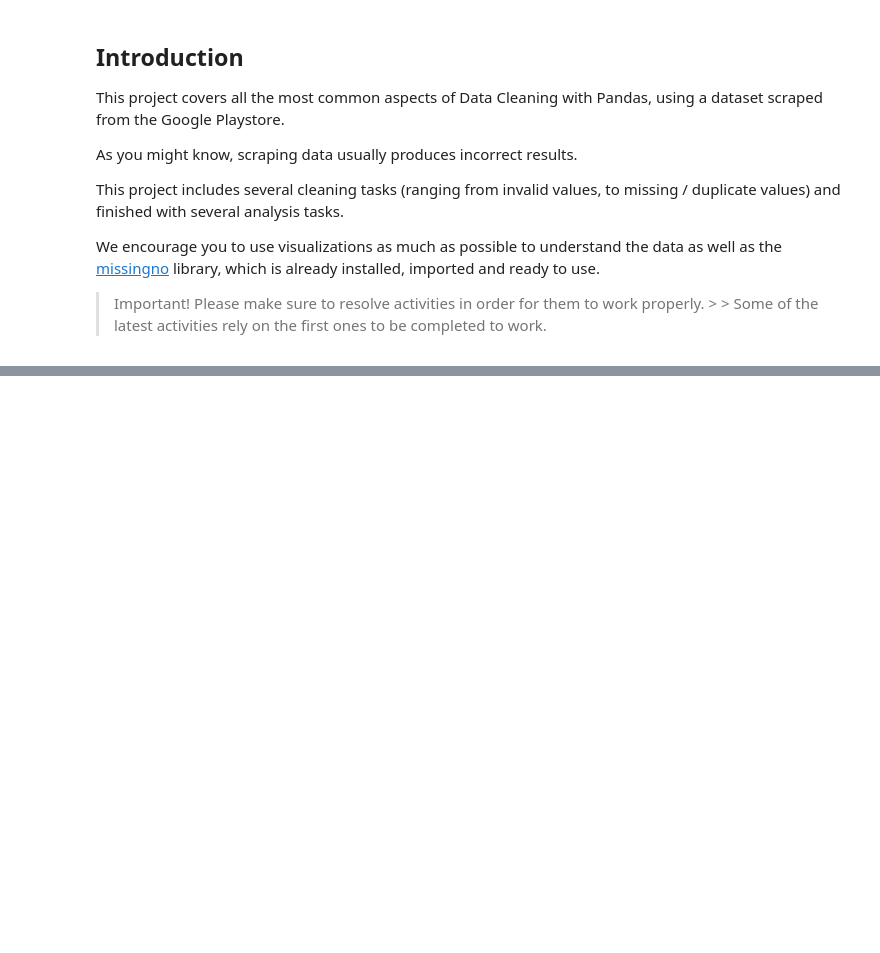
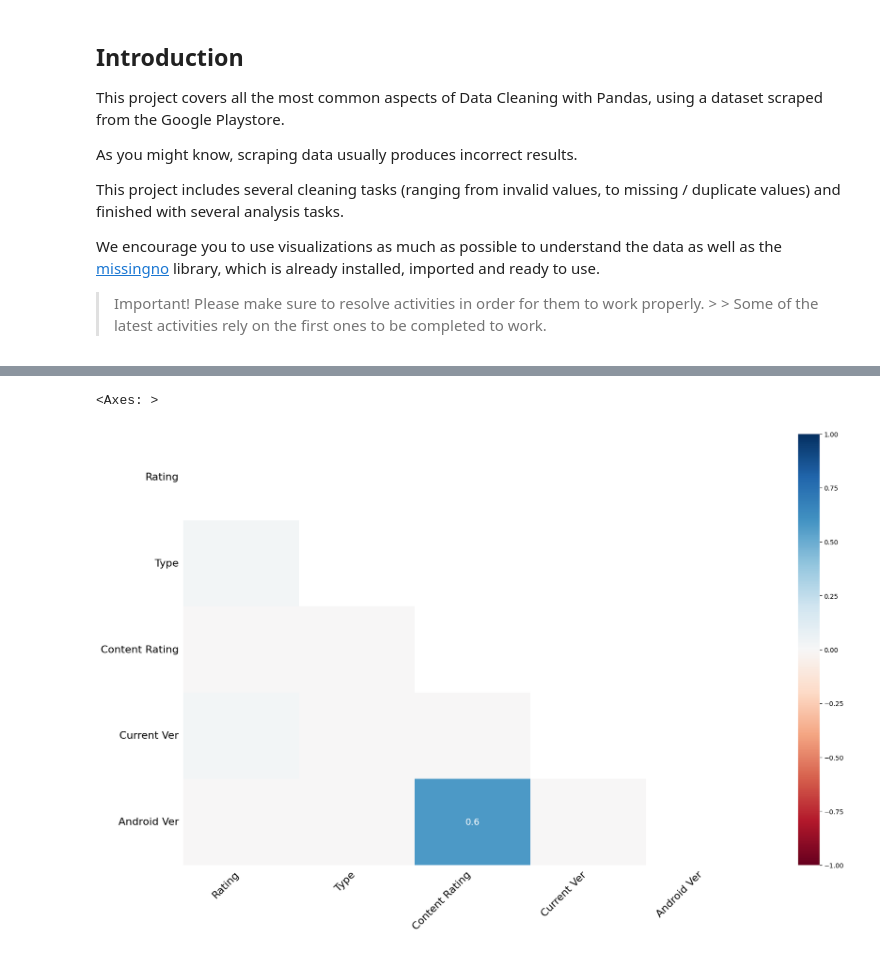
Before and after one commit to Ashish-khanagwal/Artificial-Intelligence, a Jupyter notebook: 4. Pandas/inter-Google-Playstore-dataset.ipynb, the cells around one changed output, grey strips where cells are left out. Saved outputs shown, nothing was run; the diff lists cells and outputs as text; code cells hidden in the pictures; blank space fills up the shorter version.

```diff
--- a/4. Pandas/inter-Google-Playstore-dataset.ipynb
+++ b/4. Pandas/inter-Google-Playstore-dataset.ipynb
@@ -31,0 +117,5 @@ df.head()
+# %%
+msno.heatmap(df)
+# %% [output]
+<Axes: >
+[figure, added]
```
Also changed, not shown: parts of 34 cells of this notebook, 1 other file.
